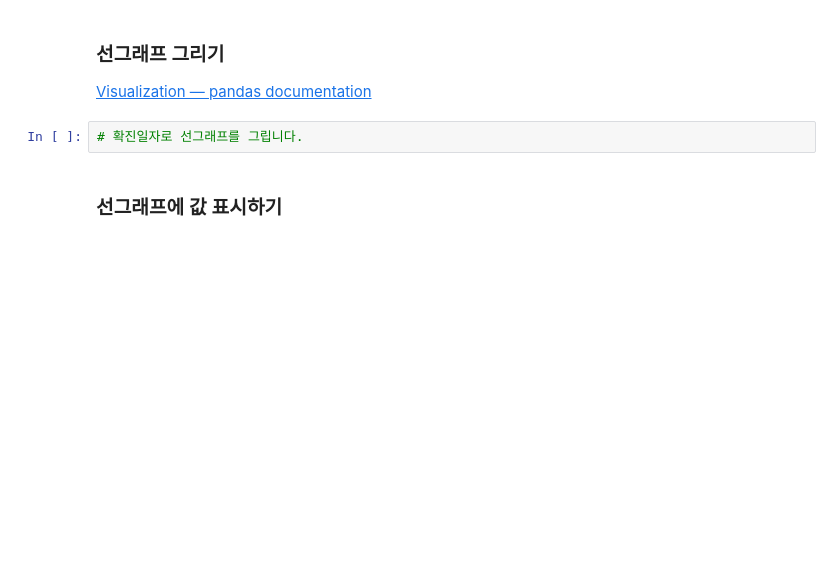
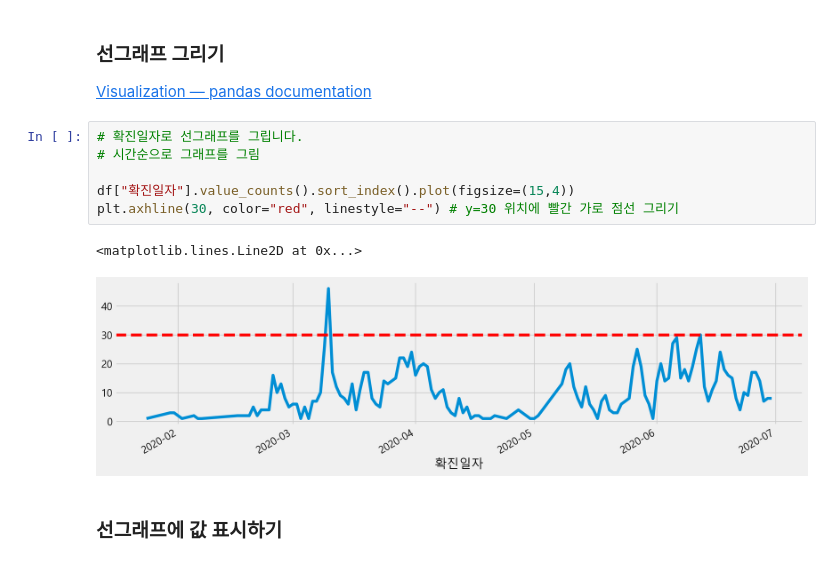
Before and after one commit to nz663633/data-analysis-viz, a Jupyter notebook: seoul-covid-19-02-eda-input.ipynb, the cells around one changed output. Drawn from its saved outputs; the diff is of its cells as text; blank space fills up the shorter version.

```diff
--- a/seoul-covid-19-02-eda-input.ipynb
+++ b/seoul-covid-19-02-eda-input.ipynb
@@ -165,8 +166,15 @@ df[["확진일", "확진일자", "월", "주"]].head()
 # %% [markdown]
 ### 선그래프 그리기
 [Visualization — pandas documentation](https://pandas.pydata.org/pandas-docs/stable/user_guide/visualization.html)
-# %%
-# 확진일자로 선그래프를 그립니다.
+# %%
+# 확진일자로 선그래프를 그립니다.
+# 시간순으로 그래프를 그림
+
+df["확진일자"].value_counts().sort_index().plot(figsize=(15,4))
+plt.axhline(30, color="red", linestyle="--") # y=30 위치에 빨간 가로 점선 그리기
+# %% [output]
+<matplotlib.lines.Line2D at 0x...>
+[figure, added]
 # %% [markdown]
 ### 선그래프에 값 표시하기
 # %%
```
Also changed, not shown: parts of 3 cells of this notebook.
